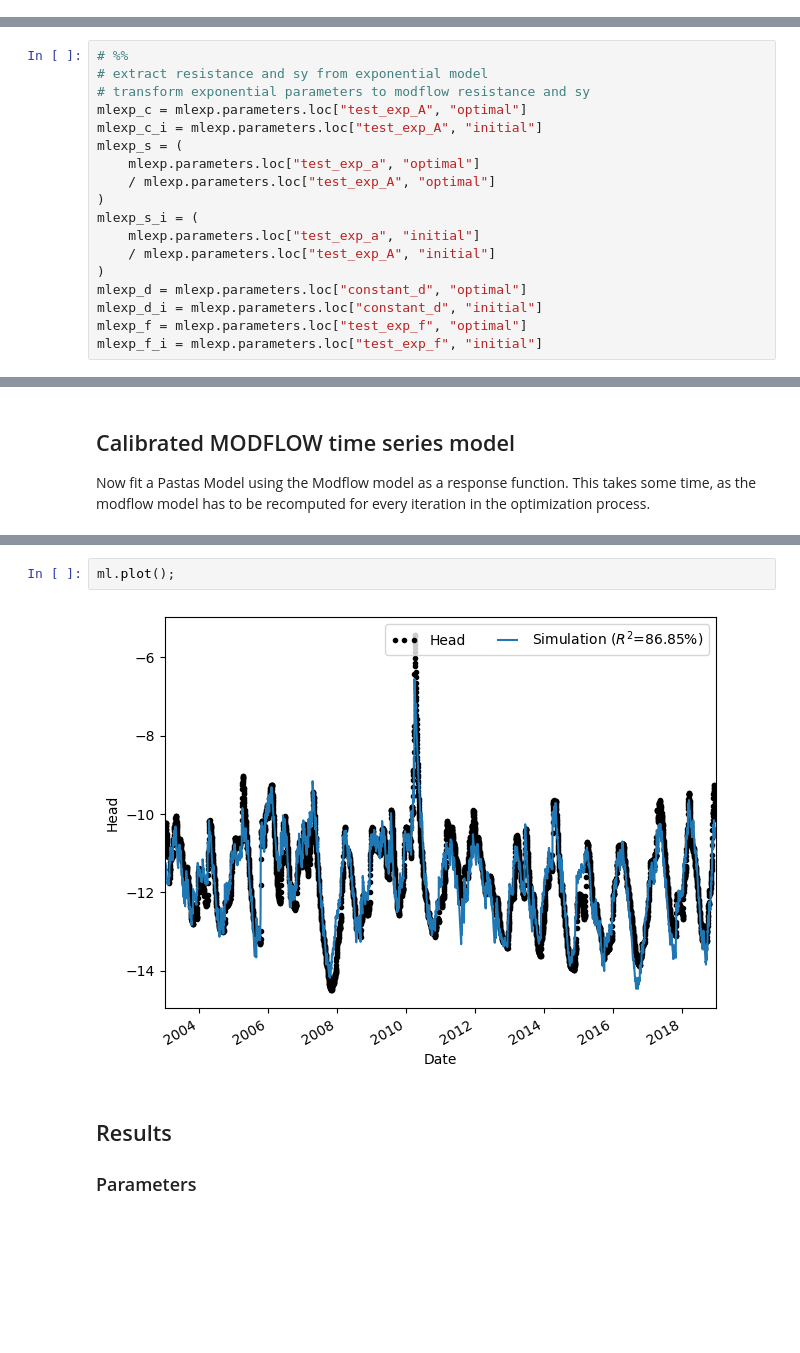
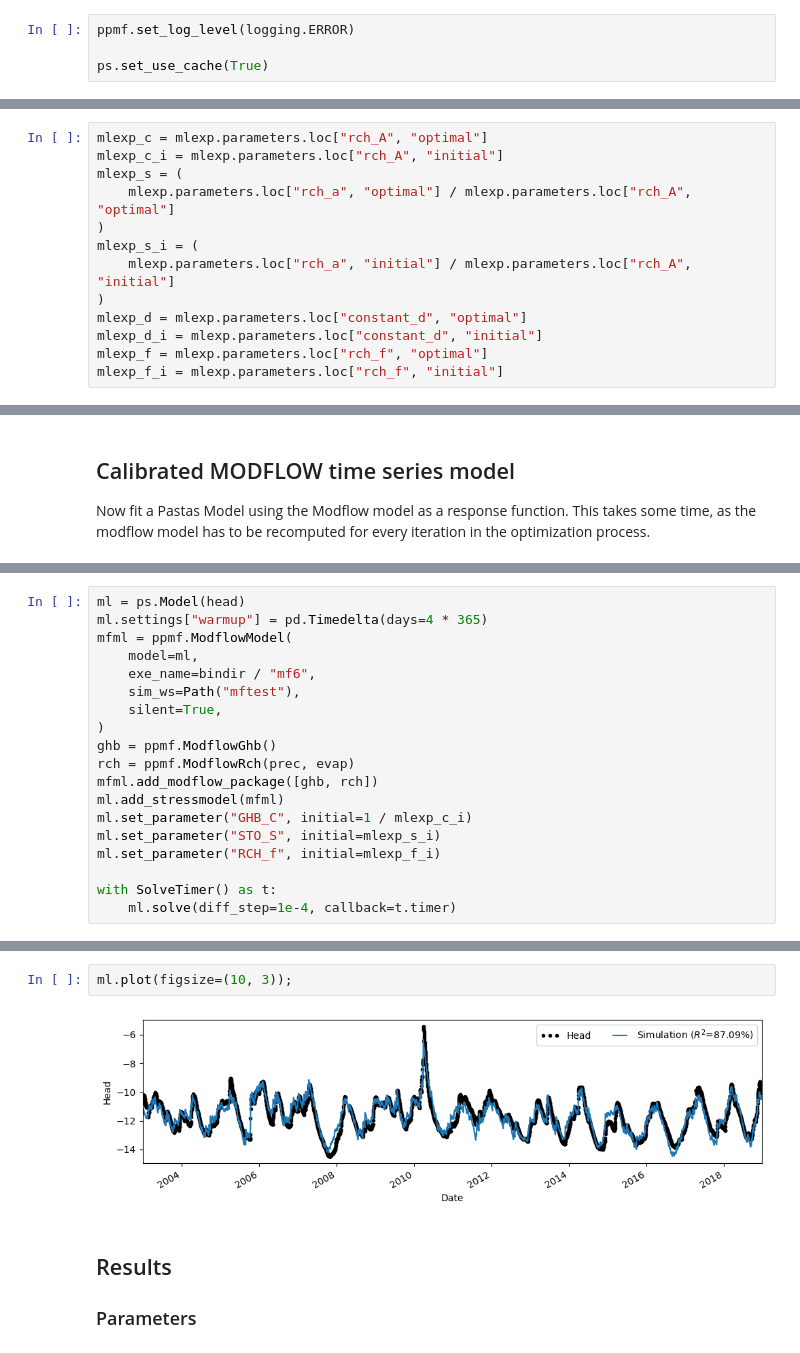
Before and after one commit to pastas/pastas-plugins, a Jupyter notebook: docs/examples/modflow.ipynb, the cells around one changed output, grey strips where cells are left out. Cells and saved outputs as stored; diff of their text form; blank space fills up the shorter version.

```diff
--- a/docs/examples/modflow.ipynb
+++ b/docs/examples/modflow.ipynb
@@ -32 +23,5 @@ if not os.path.isfile(mf6_exe):
+# %%
+ppmf.set_log_level(logging.ERROR)
+
+ps.set_use_cache(True)
 # %% [markdown]
@@ -97,21 +77,16 @@ Using parameters based on the Pastas Exponential model.
 # %%
-# %%
-# extract resistance and sy from exponential model
-# transform exponential parameters to modflow resistance and sy
-mlexp_c = mlexp.parameters.loc["test_exp_A", "optimal"]
-mlexp_c_i = mlexp.parameters.loc["test_exp_A", "initial"]
+mlexp_c = mlexp.parameters.loc["rch_A", "optimal"]
+mlexp_c_i = mlexp.parameters.loc["rch_A", "initial"]
 mlexp_s = (
-    mlexp.parameters.loc["test_exp_a", "optimal"]
-    / mlexp.parameters.loc["test_exp_A", "optimal"]
+    mlexp.parameters.loc["rch_a", "optimal"] / mlexp.parameters.loc["rch_A", "optimal"]
 )
 mlexp_s_i = (
-    mlexp.parameters.loc["test_exp_a", "initial"]
-    / mlexp.parameters.loc["test_exp_A", "initial"]
+    mlexp.parameters.loc["rch_a", "initial"] / mlexp.parameters.loc["rch_A", "initial"]
 )
 mlexp_d = mlexp.parameters.loc["constant_d", "optimal"]
 mlexp_d_i = mlexp.parameters.loc["constant_d", "initial"]
-mlexp_f = mlexp.parameters.loc["test_exp_f", "optimal"]
-mlexp_f_i = mlexp.parameters.loc["test_exp_f", "initial"]
+mlexp_f = mlexp.parameters.loc["rch_f", "optimal"]
+mlexp_f_i = mlexp.parameters.loc["rch_f", "initial"]
 # %%
 # create modflow pastas model with c and sy
 mlexpmf = ps.Model(head)
@@ -185,0 +132,19 @@ Response tmax for 'test_mfsm' > than calibration period.
+# %%
+ml = ps.Model(head)
+ml.settings["warmup"] = pd.Timedelta(days=4 * 365)
+mfml = ppmf.ModflowModel(
+    model=ml,
+    exe_name=bindir / "mf6",
+    sim_ws=Path("mftest"),
+    silent=True,
+)
+ghb = ppmf.ModflowGhb()
+rch = ppmf.ModflowRch(prec, evap)
+mfml.add_modflow_package([ghb, rch])
+ml.add_stressmodel(mfml)
+ml.set_parameter("GHB_C", initial=1 / mlexp_c_i)
+ml.set_parameter("STO_S", initial=mlexp_s_i)
+ml.set_parameter("RCH_f", initial=mlexp_f_i)
+
+with SolveTimer() as t:
+    ml.solve(diff_step=1e-4, callback=t.timer)
@@ -186,7 +169,7 @@ Response tmax for 'test_mfsm' > than calibration period.
 # %%
-ml.plot();
+ml.plot(figsize=(10, 3));
 # %% [output]
-[figure, old version]
+[figure, new version]
 # %% [markdown]
 ## Results
 
```
Also changed, not shown: parts of 19 cells of this notebook, 2 other files.
